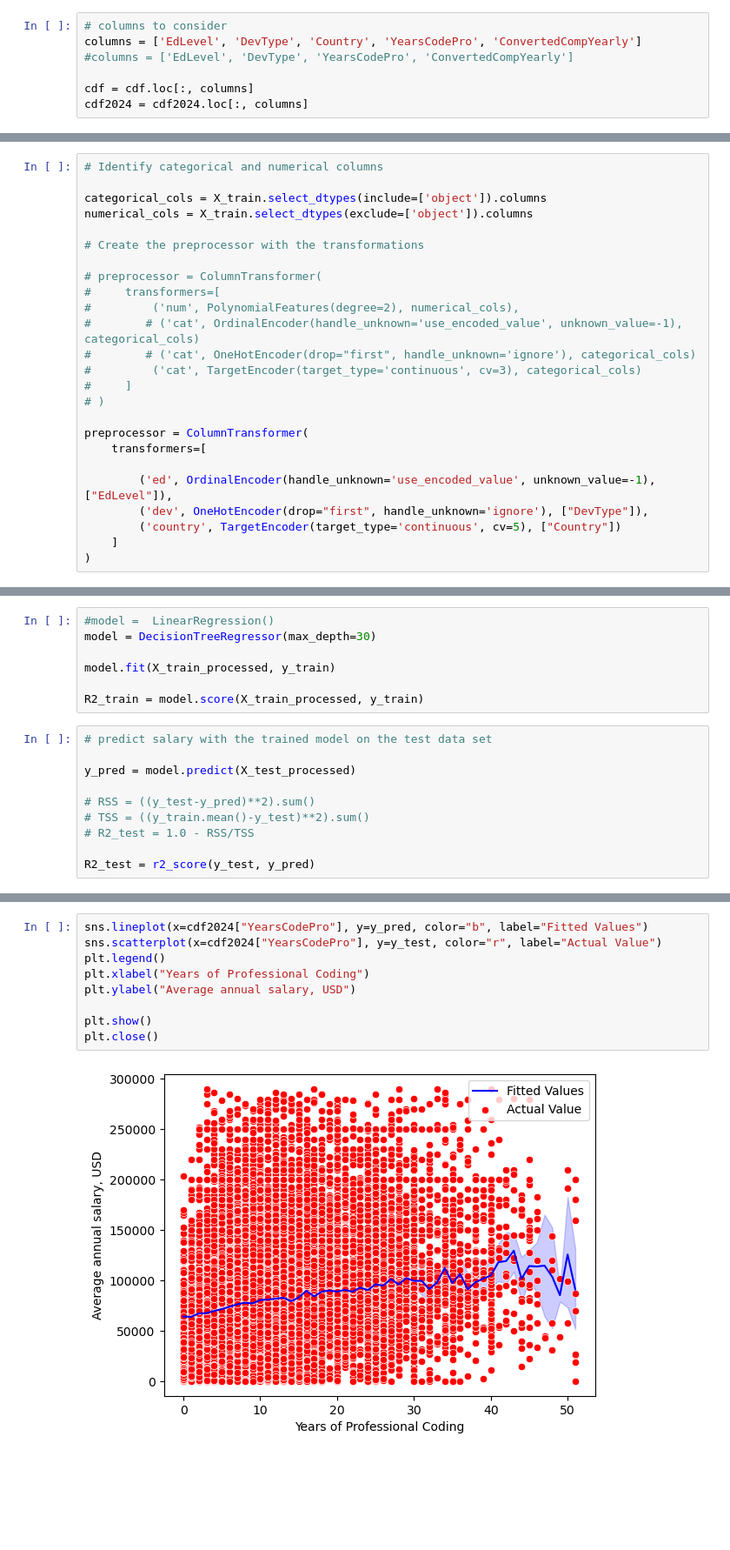
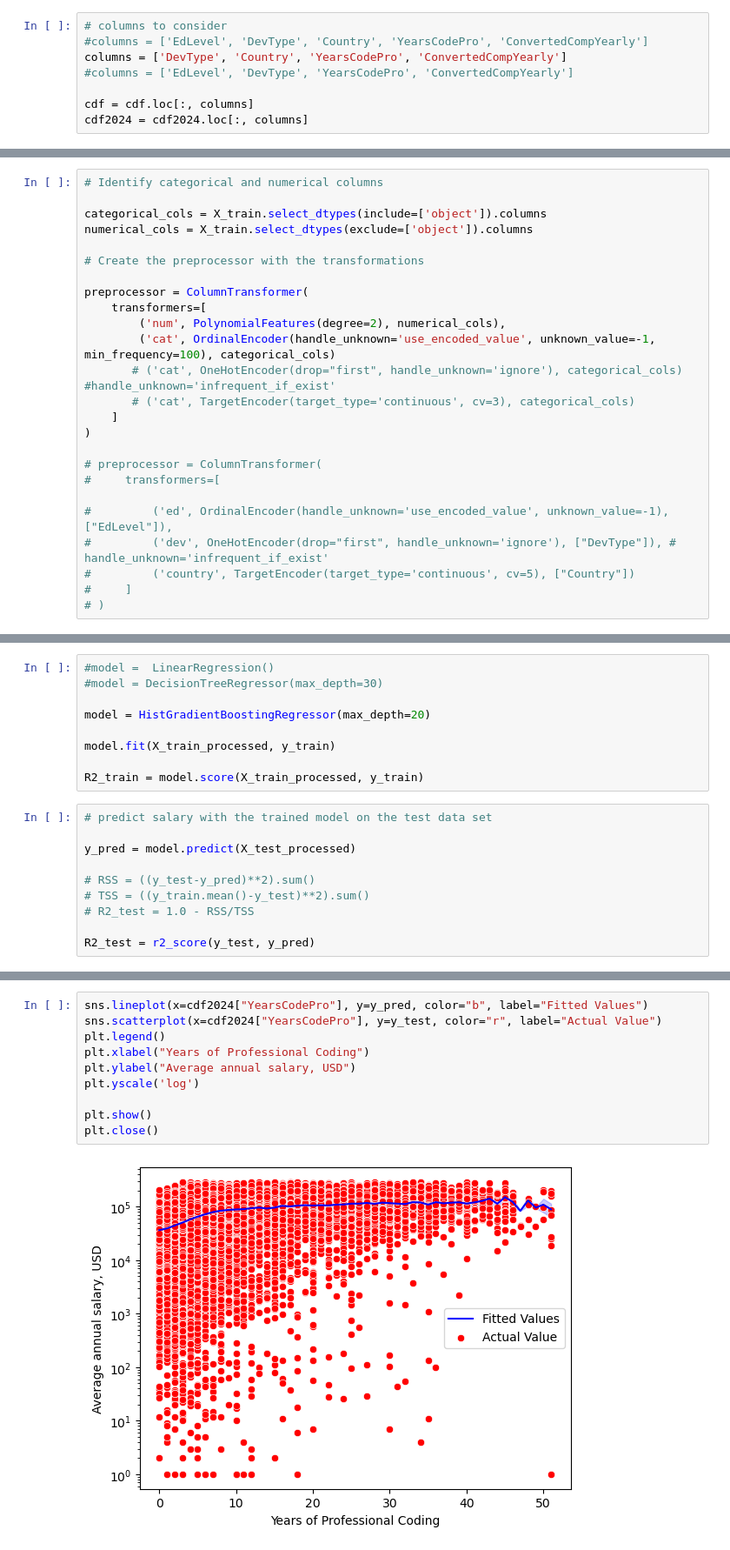
Before and after one commit to smotrova/ReDI_Fall2024_Project, a Jupyter notebook: notebooks/06-ls-TargetEncoder-Regression.ipynb, the cells around one changed output, grey strips where cells are left out. Shown at 87% size. Cells and saved outputs as stored; diff of their text form; blank space fills up the shorter version.

Commit message:
add ml models

```diff
--- a/notebooks/06-ls-TargetEncoder-Regression.ipynb
+++ b/notebooks/06-ls-TargetEncoder-Regression.ipynb
@@ -64,7 +64,8 @@ fltr_outliers2024 = Zrscore2024.apply(lambda x: (x > outlier_threshold) or (x <
 cdf2024 = cdf2024.loc[~fltr_outliers2024]
 # %%
 # columns to consider
-columns = ['EdLevel', 'DevType', 'Country', 'YearsCodePro', 'ConvertedCompYearly']
+#columns = ['EdLevel', 'DevType', 'Country', 'YearsCodePro', 'ConvertedCompYearly']
+columns = ['DevType', 'Country', 'YearsCodePro', 'ConvertedCompYearly']
 #columns = ['EdLevel', 'DevType', 'YearsCodePro', 'ConvertedCompYearly']
 
 cdf = cdf.loc[:, columns]
@@ -147,20 +148,20 @@ numerical_cols = X_train.select_dtypes(exclude=['object']).columns
 
 # Create the preprocessor with the transformations
 
+preprocessor = ColumnTransformer(
+    transformers=[
+        ('num', PolynomialFeatures(degree=2), numerical_cols),
+        ('cat', OrdinalEncoder(handle_unknown='use_encoded_value', unknown_value=-1, min_frequency=100), categorical_cols)
+       # ('cat', OneHotEncoder(drop="first", handle_unknown='ignore'), categorical_cols) #handle_unknown='infrequent_if_exist'
+       # ('cat', TargetEncoder(target_type='continuous', cv=3), categorical_cols)
+    ]
+)
+
 # preprocessor = ColumnTransformer(
 #     transformers=[
-#         ('num', PolynomialFeatures(degree=2), numerical_cols),
-#        # ('cat', OrdinalEncoder(handle_unknown='use_encoded_value', unknown_value=-1), categorical_cols)
-#        # ('cat', OneHotEncoder(drop="first", handle_unknown='ignore'), categorical_cols)
-#         ('cat', TargetEncoder(target_type='continuous', cv=3), categorical_cols)
+
+#         ('ed', OrdinalEncoder(handle_unknown='use_encoded_value', unknown_value=-1), ["EdLevel"]),
+#         ('dev', OneHotEncoder(drop="first", handle_unknown='ignore'), ["DevType"]), # handle_unknown='infrequent_if_exist'
+#         ('country', TargetEncoder(target_type='continuous', cv=5), ["Country"])
 #     ]
 # )
-
-preprocessor = ColumnTransformer(
-    transformers=[
-
-        ('ed', OrdinalEncoder(handle_unknown='use_encoded_value', unknown_value=-1), ["EdLevel"]),
-        ('dev', OneHotEncoder(drop="first", handle_unknown='ignore'), ["DevType"]),
-        ('country', TargetEncoder(target_type='continuous', cv=5), ["Country"])
-    ]
-)
@@ -194,6 +184,8 @@ array(['ed__EdLevel', 'dev__DevType_Blockchain',
 # %%
 #model =  LinearRegression()
-model = DecisionTreeRegressor(max_depth=30)
+#model = DecisionTreeRegressor(max_depth=30)
+
+model = HistGradientBoostingRegressor(max_depth=20)
 
 model.fit(X_train_processed, y_train)
 
@@ -248,11 +240,12 @@ Baseline model prediction 86464
 # %%
 sns.lineplot(x=cdf2024["YearsCodePro"], y=y_pred, color="b", label="Fitted Values")
 sns.scatterplot(x=cdf2024["YearsCodePro"], y=y_test, color="r", label="Actual Value")
 plt.legend()
 plt.xlabel("Years of Professional Coding")
 plt.ylabel("Average annual salary, USD")
+plt.yscale('log')
 
 plt.show()
 plt.close()
 # %% [output]
-[figure, old version]
+[figure, new version]
```
Also changed, not shown: parts of 6 cells of this notebook, 4 other files.
